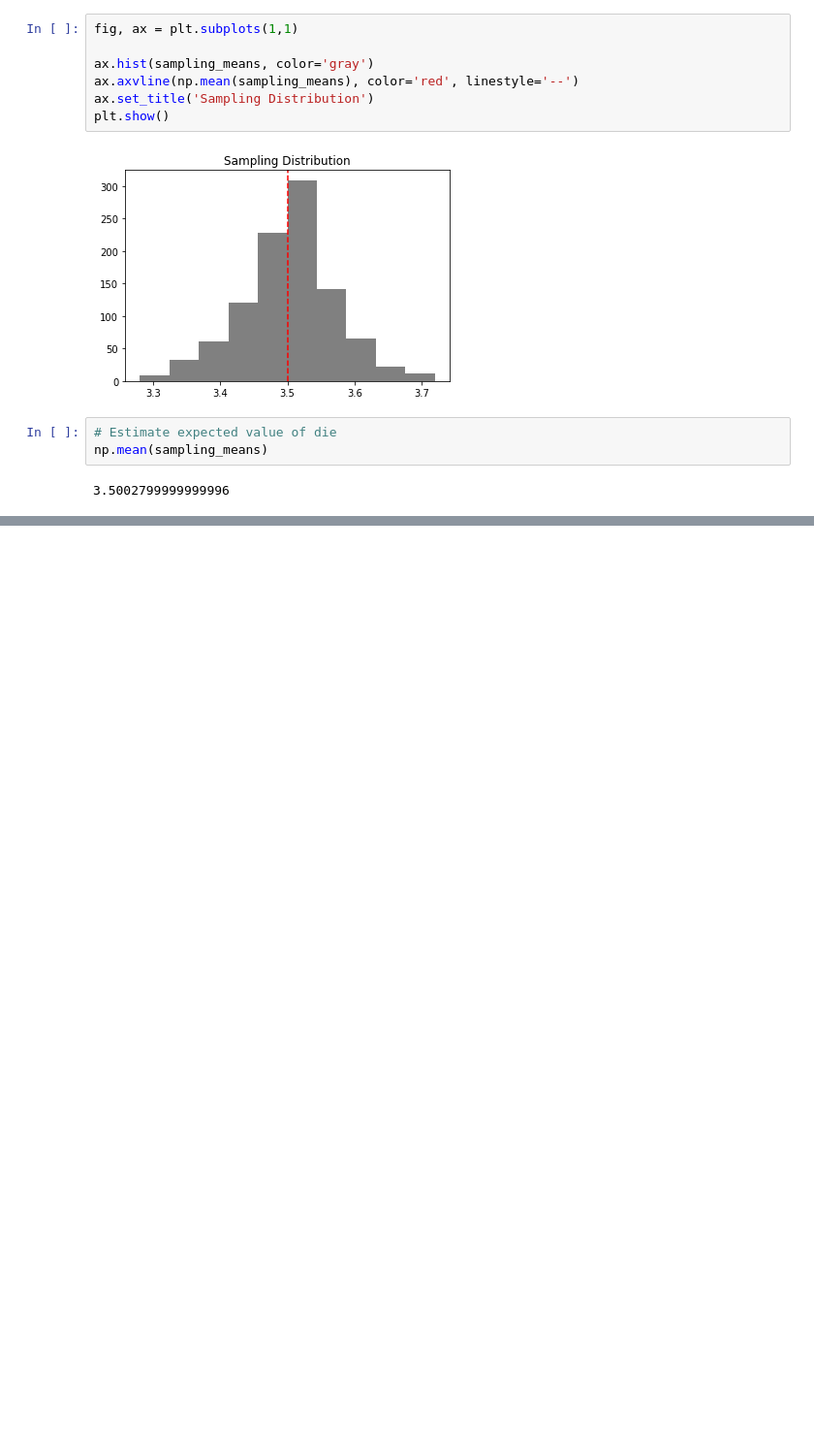
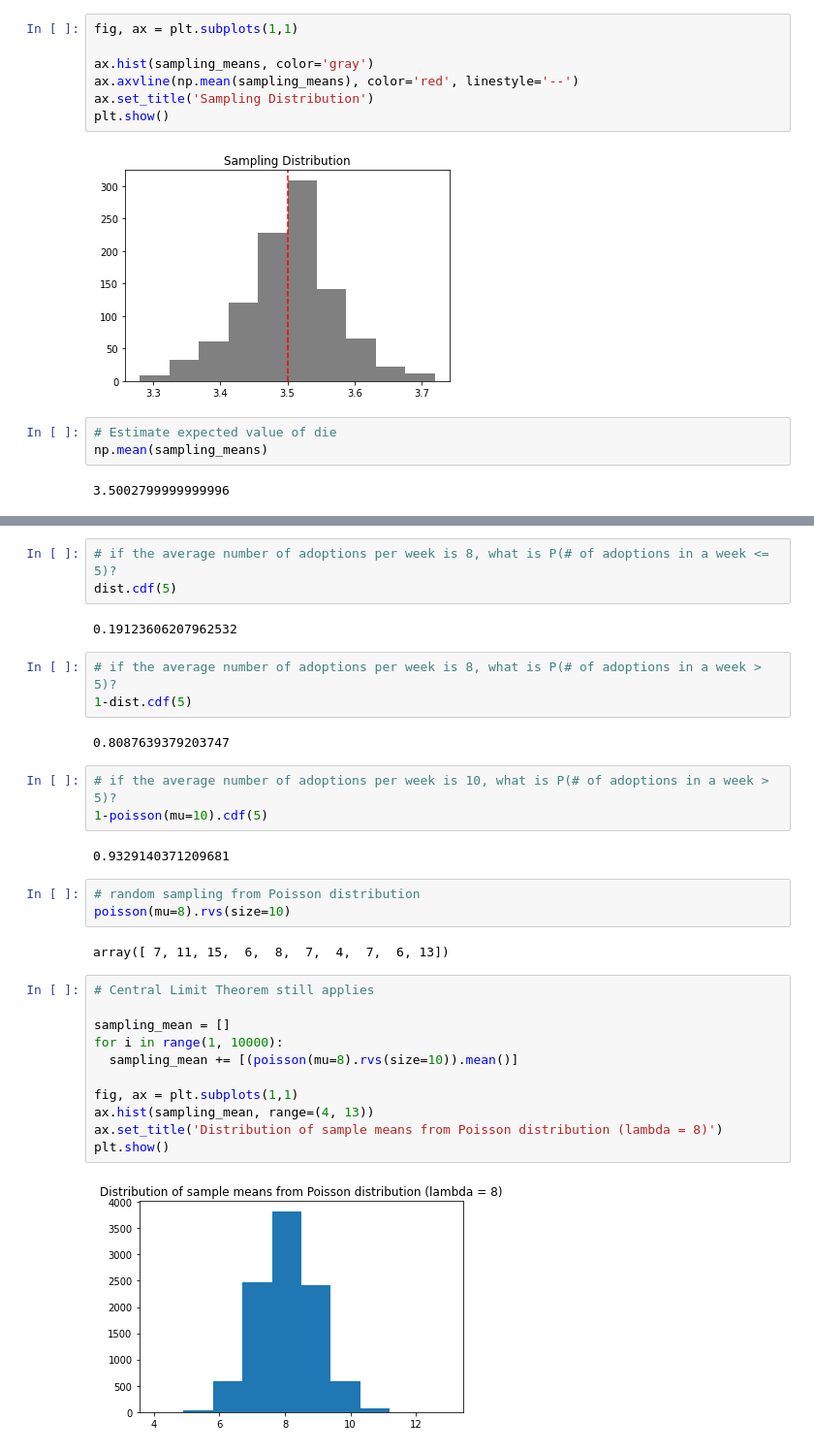
Before and after one commit to AilingLiu/Statistics, a Jupyter notebook: distributions.ipynb, the cells around one changed output, grey strips where cells are left out. Shown at 97% size. Cells and saved outputs as stored; diff of their text form; blank space fills up the shorter version.

```diff
--- a/distributions.ipynb
+++ b/distributions.ipynb
@@ -185,0 +241,33 @@ np.mean(sampling_means)
+# %%
+# if the average number of adoptions per week is 8, what is P(# of adoptions in a week <= 5)?
+dist.cdf(5)
+# %% [output]
+0.19123606207962532
+# %%
+# if the average number of adoptions per week is 8, what is P(# of adoptions in a week > 5)?
+1-dist.cdf(5)
+# %% [output]
+0.8087639379203747
+# %%
+# if the average number of adoptions per week is 10, what is P(# of adoptions in a week > 5)?
+1-poisson(mu=10).cdf(5)
+# %% [output]
+0.9329140371209681
+# %%
+# random sampling from Poisson distribution
+poisson(mu=8).rvs(size=10)
+# %% [output]
+array([ 7, 11, 15,  6,  8,  7,  4,  7,  6, 13])
+# %%
+# Central Limit Theorem still applies
+
+sampling_mean = []
+for i in range(1, 10000):
+  sampling_mean += [(poisson(mu=8).rvs(size=10)).mean()]
+
+fig, ax = plt.subplots(1,1)
+ax.hist(sampling_mean, range=(4, 13))
+ax.set_title('Distribution of sample means from Poisson distribution (lambda = 8)')
+plt.show()
+# %% [output]
+[figure, added]
```
Also changed, not shown: parts of 15 cells of this notebook.
